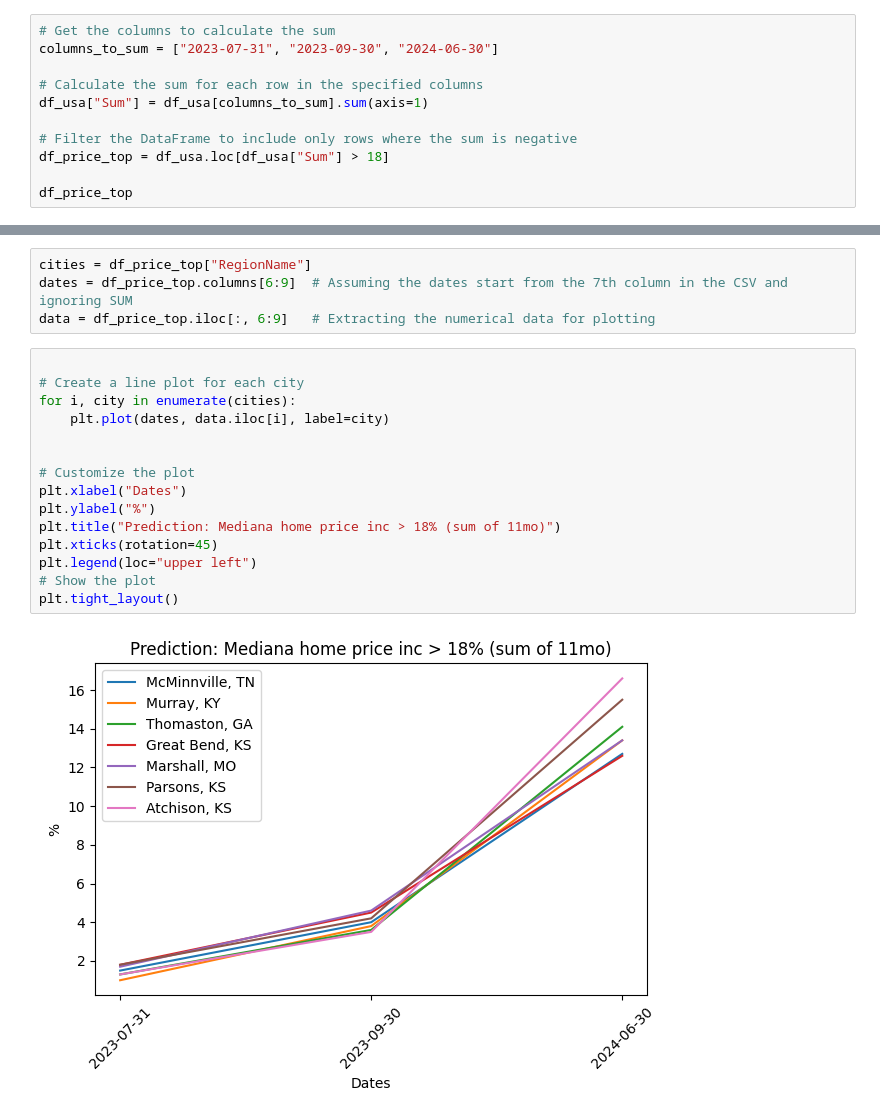
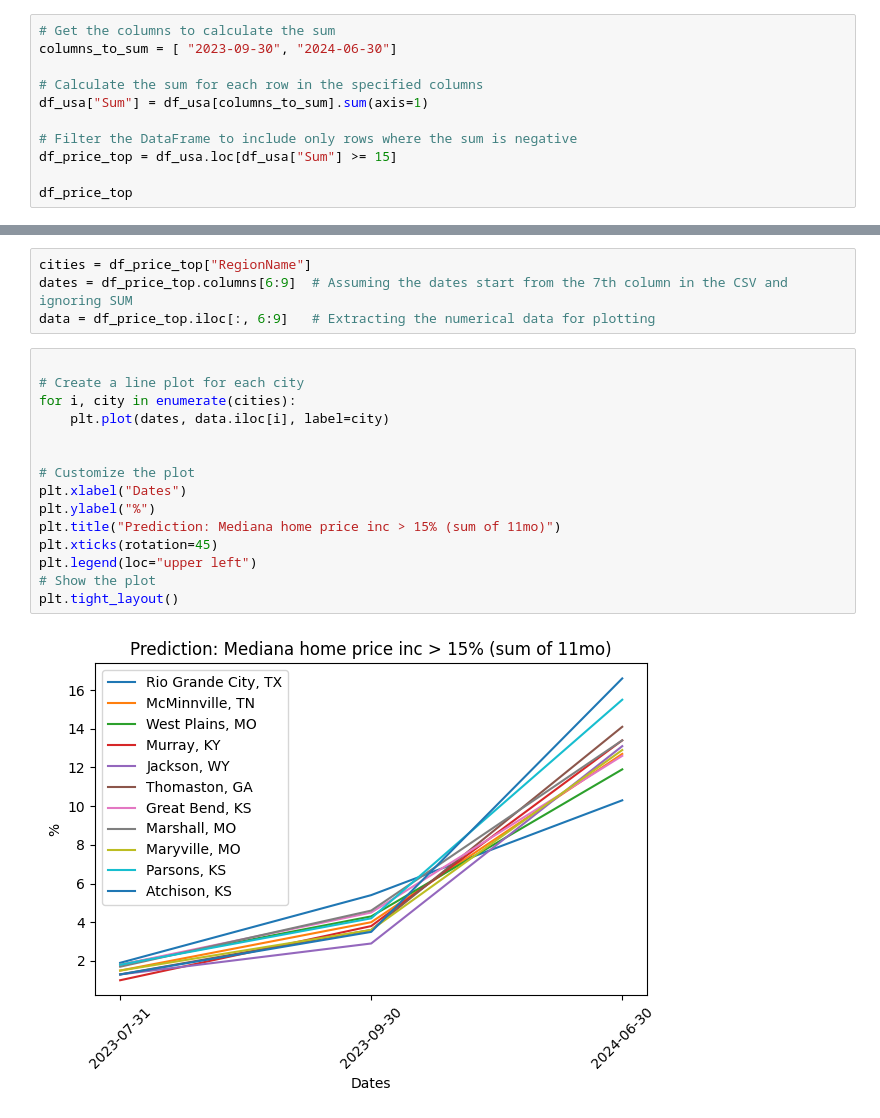
Before and after one commit to kyxap/house-price-prediction, a Jupyter notebook: zillow-data/zillow_predict_top_inc.ipynb, the cells around one changed output, grey strips where cells are left out. Saved outputs shown, nothing was run; the diff lists cells and outputs as text.

Commit message:
Do not count current price in SUM, make it starting point

```diff
--- a/zillow-data/zillow_predict_top_inc.ipynb
+++ b/zillow-data/zillow_predict_top_inc.ipynb
@@ -24,13 +24,13 @@ df_usa
 895 rows × 9 columns
 # %%
 # Get the columns to calculate the sum
-columns_to_sum = ["2023-07-31", "2023-09-30", "2024-06-30"]
+columns_to_sum = [ "2023-09-30", "2024-06-30"]
 
 # Calculate the sum for each row in the specified columns
 df_usa["Sum"] = df_usa[columns_to_sum].sum(axis=1)
 
 # Filter the DataFrame to include only rows where the sum is negative
-df_price_top = df_usa.loc[df_usa["Sum"] > 18]
+df_price_top = df_usa.loc[df_usa["Sum"] >= 15]
 
 df_price_top
 # %% [output]
@@ -49,17 +53,17 @@ data = df_price_top.iloc[:, 6:9]   # Extracting the numerical data for plotting
 # %%
 
 # Create a line plot for each city
 for i, city in enumerate(cities):
     plt.plot(dates, data.iloc[i], label=city)
 
 
 # Customize the plot
 plt.xlabel("Dates")
 plt.ylabel("%")
-plt.title("Prediction: Mediana home price inc > 18% (sum of 11mo)")
+plt.title("Prediction: Mediana home price inc > 15% (sum of 11mo)")
 plt.xticks(rotation=45)
 plt.legend(loc="upper left")
 # Show the plot
 plt.tight_layout()
 # %% [output]
-[figure, old version]
+[figure, new version]
```
Also changed, not shown: parts of 1 cell of this notebook, 1 other file.
